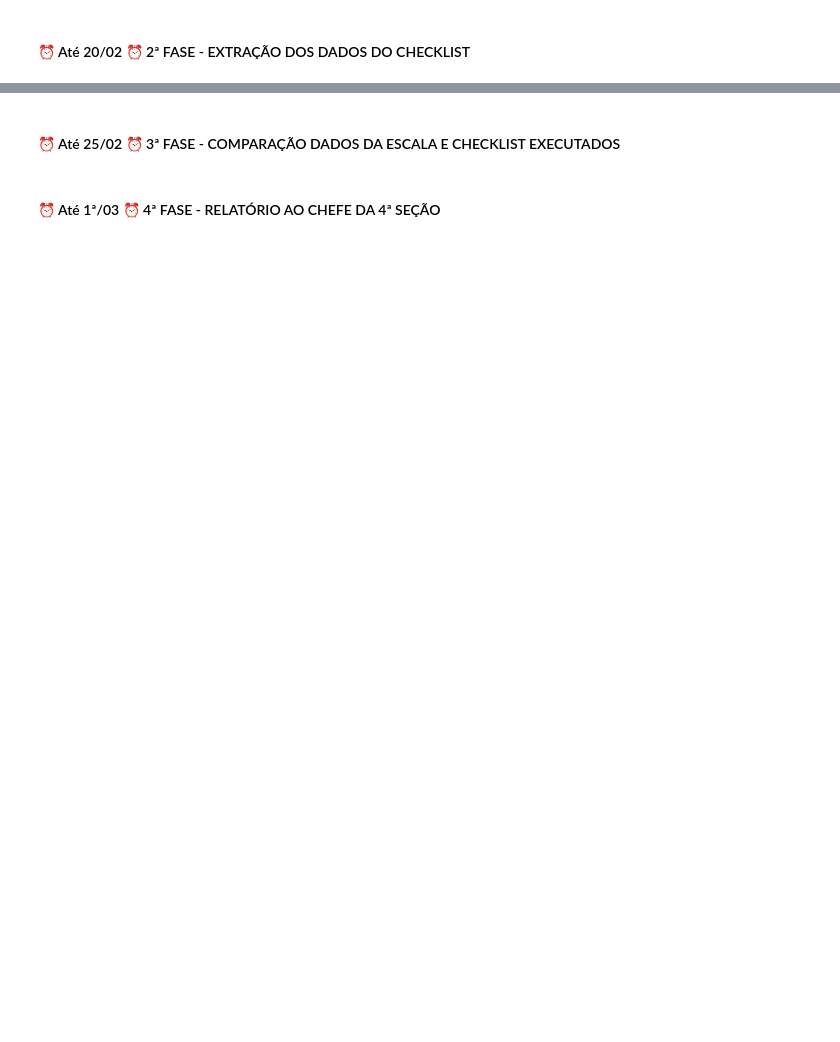
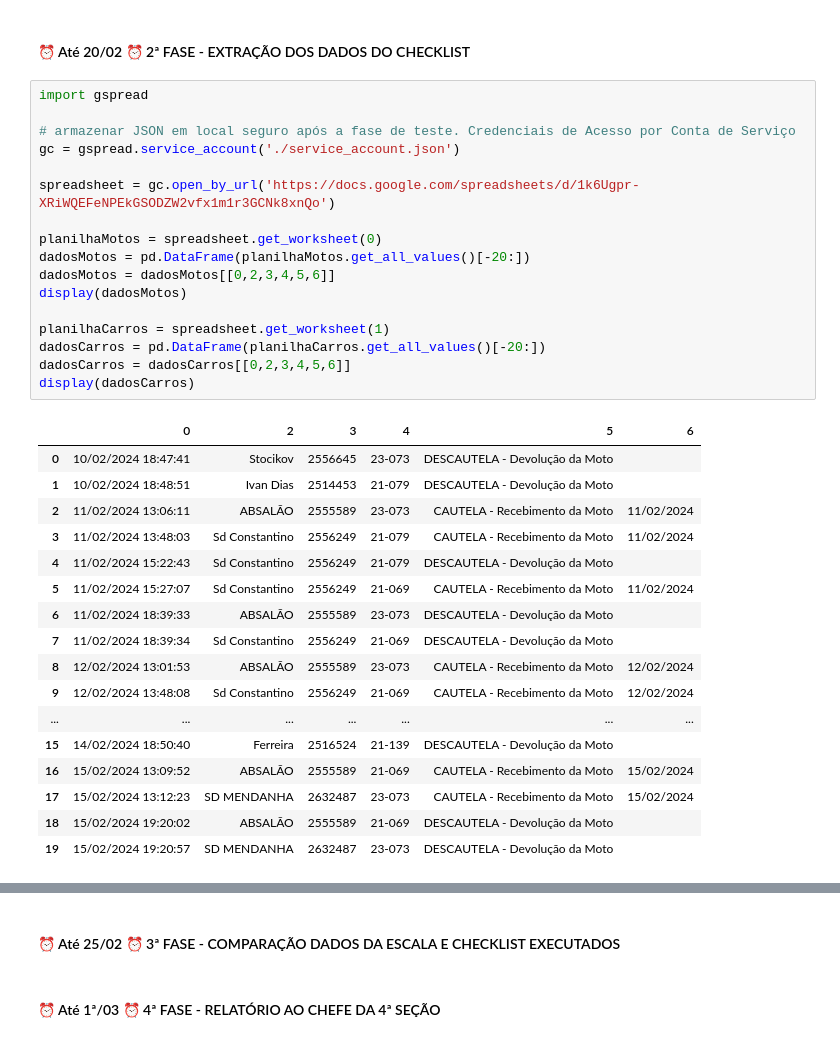
Before and after one commit to Reymoncelo/Checklist, a Jupyter notebook: main.ipynb, the cells around one changed output, grey strips where cells are left out. Cells and saved outputs as stored; diff of their text form; blank space fills up the shorter version.

```diff
--- a/main.ipynb
+++ b/main.ipynb
@@ -55,2 +103,37 @@ for idx, tabela in enumerate(tabelas):
 # %% [markdown]
 #### ⏰ Até 20/02 ⏰ 2ª FASE - EXTRAÇÃO DOS DADOS DO CHECKLIST
+# %%
+import gspread
+
+# armazenar JSON em local seguro após a fase de teste. Credenciais de Acesso por Conta de Serviço
+gc = gspread.service_account('./service_account.json')
+
+spreadsheet = gc.open_by_url('https://docs.google.com/spreadsheets/d/1k6Ugpr-XRiWQEFeNPEkGSODZW2vfx1m1r3GCNk8xnQo')
+
+planilhaMotos = spreadsheet.get_worksheet(0)
+dadosMotos = pd.DataFrame(planilhaMotos.get_all_values()[-20:])
+dadosMotos = dadosMotos[[0,2,3,4,5,6]]
+display(dadosMotos)
+
+planilhaCarros = spreadsheet.get_worksheet(1)
+dadosCarros = pd.DataFrame(planilhaCarros.get_all_values()[-20:])
+dadosCarros = dadosCarros[[0,2,3,4,5,6]]
+display(dadosCarros)
+# %% [output]
+|  | 0 | 2 | 3 | 4 | 5 | 6 |
+| 0 | 10/02/2024 18:47:41 | Stocikov | 2556645 | 23-073 | DESCAUTELA - Devolução da Moto |  |
+| 1 | 10/02/2024 18:48:51 | Ivan Dias | 2514453 | 21-079 | DESCAUTELA - Devolução da Moto |  |
+| 2 | 11/02/2024 13:06:11 | ABSALÃO | 2555589 | 23-073 | CAUTELA - Recebimento da Moto | 11/02/2024 |
+| 3 | 11/02/2024 13:48:03 | Sd Constantino | 2556249 | 21-079 | CAUTELA - Recebimento da Moto | 11/02/2024 |
+| 4 | 11/02/2024 15:22:43 | Sd Constantino | 2556249 | 21-079 | DESCAUTELA - Devolução da Moto |  |
+| 5 | 11/02/2024 15:27:07 | Sd Constantino | 2556249 | 21-069 | CAUTELA - Recebimento da Moto | 11/02/2024 |
+| 6 | 11/02/2024 18:39:33 | ABSALÃO | 2555589 | 23-073 | DESCAUTELA - Devolução da Moto |  |
+| 7 | 11/02/2024 18:39:34 | Sd Constantino | 2556249 | 21-069 | DESCAUTELA - Devolução da Moto |  |
+| 8 | 12/02/2024 13:01:53 | ABSALÃO | 2555589 | 23-073 | CAUTELA - Recebimento da Moto | 12/02/2024 |
+| 9 | 12/02/2024 13:48:08 | Sd Constantino | 2556249 | 21-069 | CAUTELA - Recebimento da Moto | 12/02/2024 |
+| ... | ... | ... | ... | ... | ... | ... |
+| 15 | 14/02/2024 18:50:40 | Ferreira | 2516524 | 21-139 | DESCAUTELA - Devolução da Moto |  |
+| 16 | 15/02/2024 13:09:52 | ABSALÃO | 2555589 | 21-069 | CAUTELA - Recebimento da Moto | 15/02/2024 |
+| 17 | 15/02/2024 13:12:23 | SD MENDANHA | 2632487 | 23-073 | CAUTELA - Recebimento da Moto | 15/02/2024 |
+| 18 | 15/02/2024 19:20:02 | ABSALÃO | 2555589 | 21-069 | DESCAUTELA - Devolução da Moto |  |
+| 19 | 15/02/2024 19:20:57 | SD MENDANHA | 2632487 | 23-073 | DESCAUTELA - Devolução da Moto |  |
```
Also changed, not shown: parts of 10 cells of this notebook, 1 other file.
